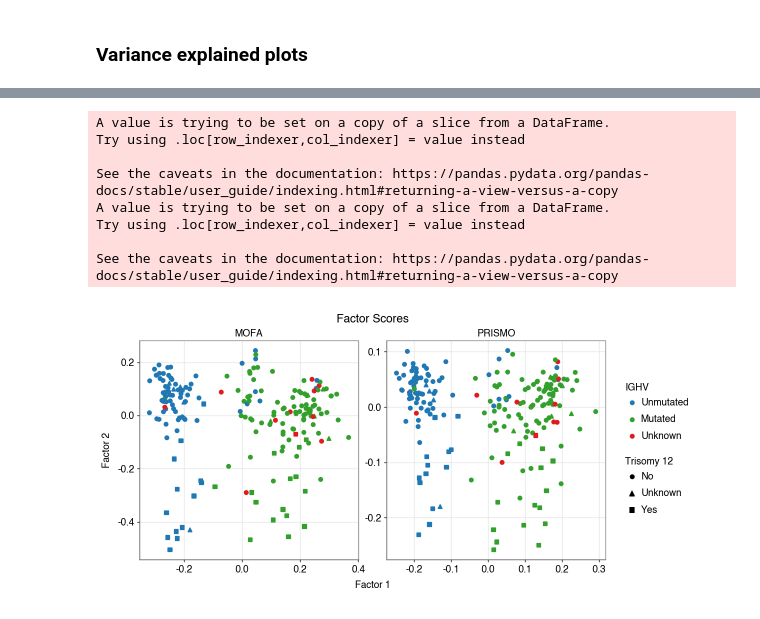
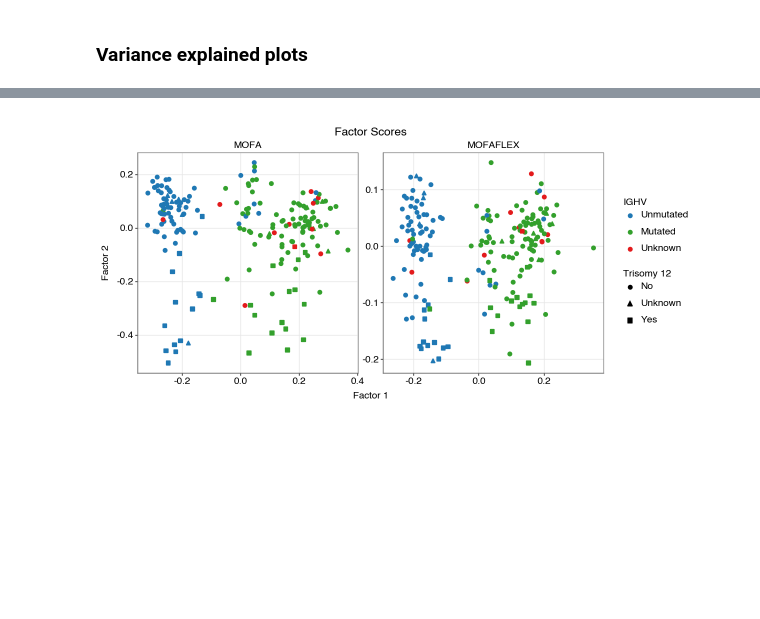
Before and after one commit to bioFAM/mofaflex-analysis, a Jupyter notebook: comparison_mofa/analysis.ipynb, the cells around one changed output, grey strips where cells are left out. Drawn from its saved outputs; the diff is of its cells as text; code cells hidden in the pictures; blank space fills up the shorter version.

```diff
--- a/comparison_mofa/analysis.ipynb
+++ b/comparison_mofa/analysis.ipynb
@@ -62,19 +62,19 @@ for seed in range(10):
 ### Factor matching based on correlation
 # %%
 for seed in range(10):
-    z_mofa_inds, z_prismo_inds, z_signs = match(z_mofa, z_prismo[seed], dim=-1)
+    z_mofa_inds, z_mofaflex_inds, z_signs = mfl.tl.match(z_mofa.values, z_mofaflex[seed].values, axis=-1)
 
-    z_prismo[seed] = z_prismo[seed].iloc[:, z_prismo_inds]
-    z_prismo[seed] = z_prismo[seed] * z_signs.reshape(1, -1)
-    z_prismo[seed].columns = [f"Factor {i+1}" for i in range(z_prismo[seed].shape[1])]
+    z_mofaflex[seed] = z_mofaflex[seed].iloc[:, z_mofaflex_inds]
+    z_mofaflex[seed] = z_mofaflex[seed] * z_signs.reshape(1, -1)
+    z_mofaflex[seed].columns = [f"Factor {i+1}" for i in range(z_mofaflex[seed].shape[1])]
 
-    for view in w_prismo[seed].keys():
-        w_prismo[seed][view] = w_prismo[seed][view].iloc[:, z_prismo_inds]
-        w_prismo[seed][view] = w_prismo[seed][view] * z_signs.reshape(1, -1)
-        w_prismo[seed][view].columns = [f"Factor {i+1}" for i in range(w_prismo[seed][view].shape[1])]
+    for view in w_mofaflex[seed].keys():
+        w_mofaflex[seed][view] = w_mofaflex[seed][view].iloc[:, z_mofaflex_inds]
+        w_mofaflex[seed][view] = w_mofaflex[seed][view] * z_signs.reshape(1, -1)
+        w_mofaflex[seed][view].columns = [f"Factor {i+1}" for i in range(w_mofaflex[seed][view].shape[1])]
 
-    replace_dict = {f"{j+1}" : f"{i+1}" for i, j in enumerate(z_prismo_inds)}
-    r2_prismo[seed].replace({"Factor" : replace_dict}, inplace=True)
+    replace_dict = {f"{j+1}" : f"{i+1}" for i, j in enumerate(z_mofaflex_inds)}
+    r2_mofaflex[seed].replace({"Factor" : replace_dict}, inplace=True)
 # %% [markdown]
 ### Correlation plots
 # %%
@@ -185,47 +182,38 @@ plot.show()
 # %%
 seed = 0
 
 data = load_cll()
 data.obs["trisomy12"] = data['Mutations'].to_df()["trisomy12"]
 data.obs["IGHV"] = data['Mutations'].to_df()["IGHV"]
 
-df_prismo = data.obs.copy()
-df_prismo["Factor 1"] = z_prismo[seed]["Factor 1"]
-df_prismo["Factor 2"] = z_prismo[seed]["Factor 2"]
-df_prismo["Model"] = "PRISMO"
+df_mofaflex = data.obs.copy()
+df_mofaflex["Factor 1"] = z_mofaflex[seed]["Factor 1"]
+df_mofaflex["Factor 2"] = z_mofaflex[seed]["Factor 2"]
+df_mofaflex["Model"] = "MOFAFLEX"
 
-df_mofa = df_prismo[["IGHV", "trisomy12"]]
+df_mofa = df_mofaflex[["IGHV", "trisomy12"]].copy()
 df_mofa["Factor 1"] = z_mofa["Factor 1"]
 df_mofa["Factor 2"] = z_mofa["Factor 2"]
 df_mofa["Model"] = "MOFA"
 
-df = pd.concat([df_prismo, df_mofa], ignore_index=True)
+df = pd.concat([df_mofaflex, df_mofa], ignore_index=True)
 
 df["trisomy12"] = df["trisomy12"].replace({0.0 : "No", 1.0 : "Yes"})
 df["IGHV"] = df["IGHV"].replace({0.0 : "Unmutated", 1.0 : "Mutated"})
 df.fillna("Unknown", inplace=True)
 
 df["IGHV"] = pd.Categorical(df["IGHV"], categories=["Unmutated", "Mutated", "Unknown"], ordered=True)
 
 plot = (
     ggplot(df, aes(x="Factor 1", y="Factor 2", color="IGHV", shape="trisomy12", group="Model"))
     + geom_point(size=1)
     + labs(x="Factor 1", y="Factor 2", color="IGHV", shape="Trisomy 12", title="Factor Scores")
     + theme(figure_size=(6, 3), legend_position="right")
     + facet_wrap("~Model", scales="free")
     + plotting_settings.discrete_scale_color
 )
 
-fig = plot.draw()
-fig.savefig(f"plots/mutations_factors.pdf")
+ggsave(plot, f"plots/mutations_factors.pdf")
 plot.show()
 # %% [output]
-A value is trying to be set on a copy of a slice from a DataFrame.
-Try using .loc[row_indexer,col_indexer] = value instead
-
-See the caveats in the documentation: https://pandas.pydata.org/pandas-docs/stable/user_guide/indexing.html#returning-a-view-versus-a-copy
-A value is trying to be set on a copy of a slice from a DataFrame.
-Try using .loc[row_indexer,col_indexer] = value instead
-
-See the caveats in the documentation: https://pandas.pydata.org/pandas-docs/stable/user_guide/indexing.html#returning-a-view-versus-a-copy
-[figure, old version]
+[figure, new version]
```
Also changed, not shown: parts of 6 cells of this notebook, 6 other files.
